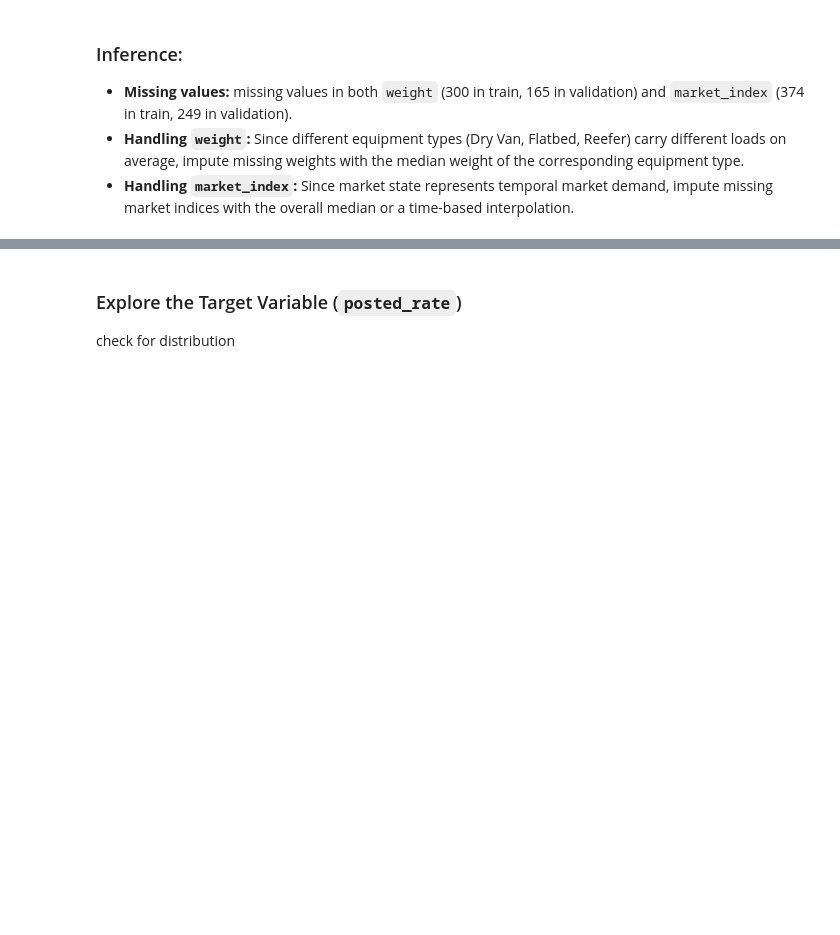
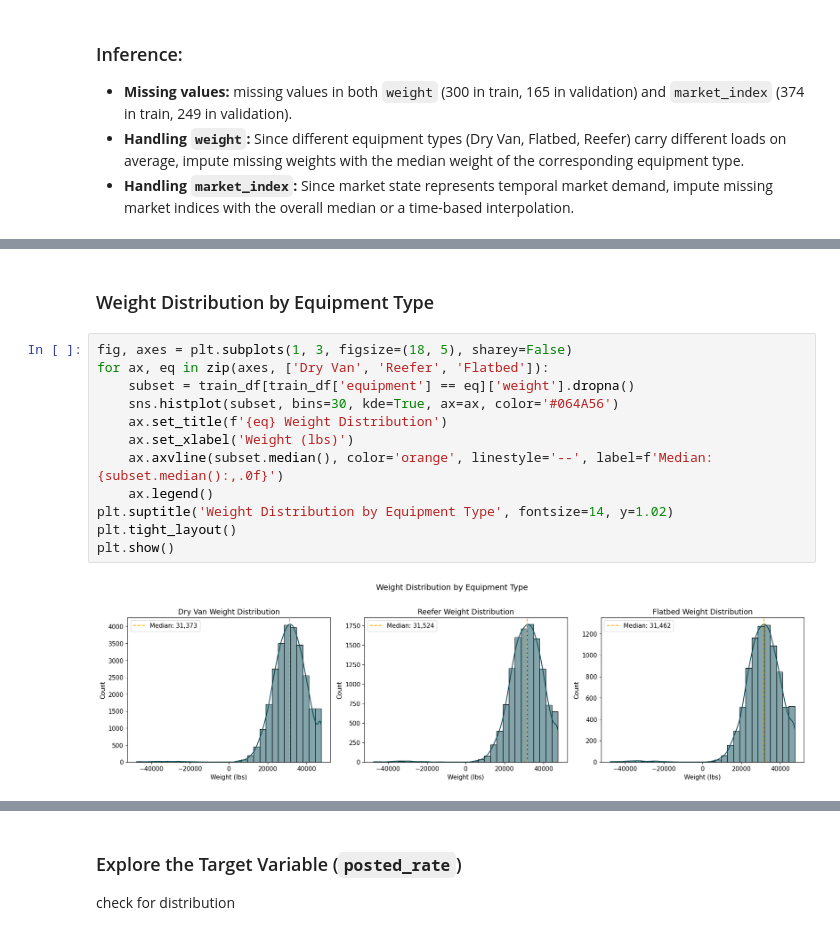
Before and after one commit to Krdhirendra/frieght_rate_prediction, a Jupyter notebook: freight_rate_prediction.ipynb, the cells around one changed output, grey strips where cells are left out. Saved outputs shown, nothing was run; the diff lists cells and outputs as text; blank space fills up the shorter version.

```diff
--- a/freight_rate_prediction.ipynb
+++ b/freight_rate_prediction.ipynb
@@ -115,0 +197,16 @@ dtype: int64
+# %% [markdown]
+### Weight Distribution by Equipment Type
+# %%
+fig, axes = plt.subplots(1, 3, figsize=(18, 5), sharey=False)
+for ax, eq in zip(axes, ['Dry Van', 'Reefer', 'Flatbed']):
+    subset = train_df[train_df['equipment'] == eq]['weight'].dropna()
+    sns.histplot(subset, bins=30, kde=True, ax=ax, color='#064A56')
+    ax.set_title(f'{eq} Weight Distribution')
+    ax.set_xlabel('Weight (lbs)')
+    ax.axvline(subset.median(), color='orange', linestyle='--', label=f'Median: {subset.median():,.0f}')
+    ax.legend()
+plt.suptitle('Weight Distribution by Equipment Type', fontsize=14, y=1.02)
+plt.tight_layout()
+plt.show()
+# %% [output]
+[figure, added]
```
Also changed, not shown: parts of 40 cells of this notebook, 5 other files.
